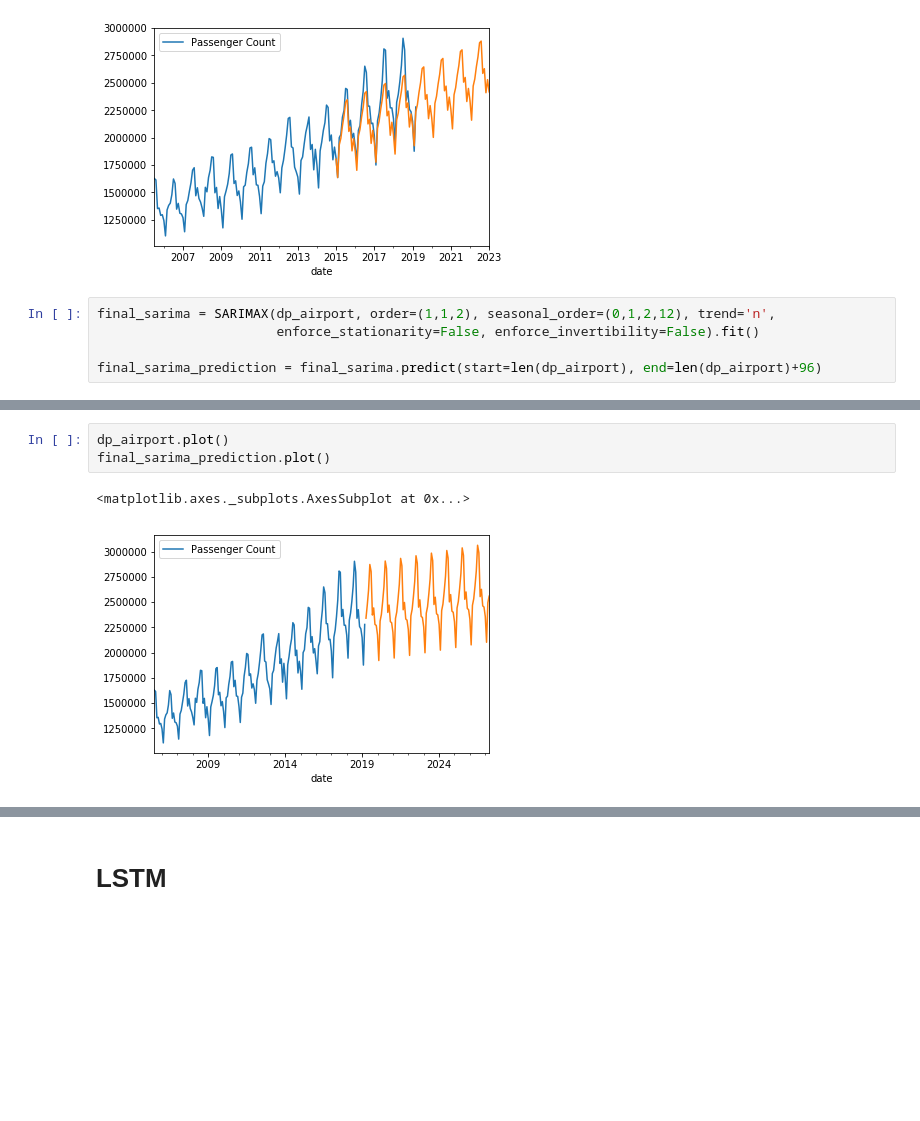
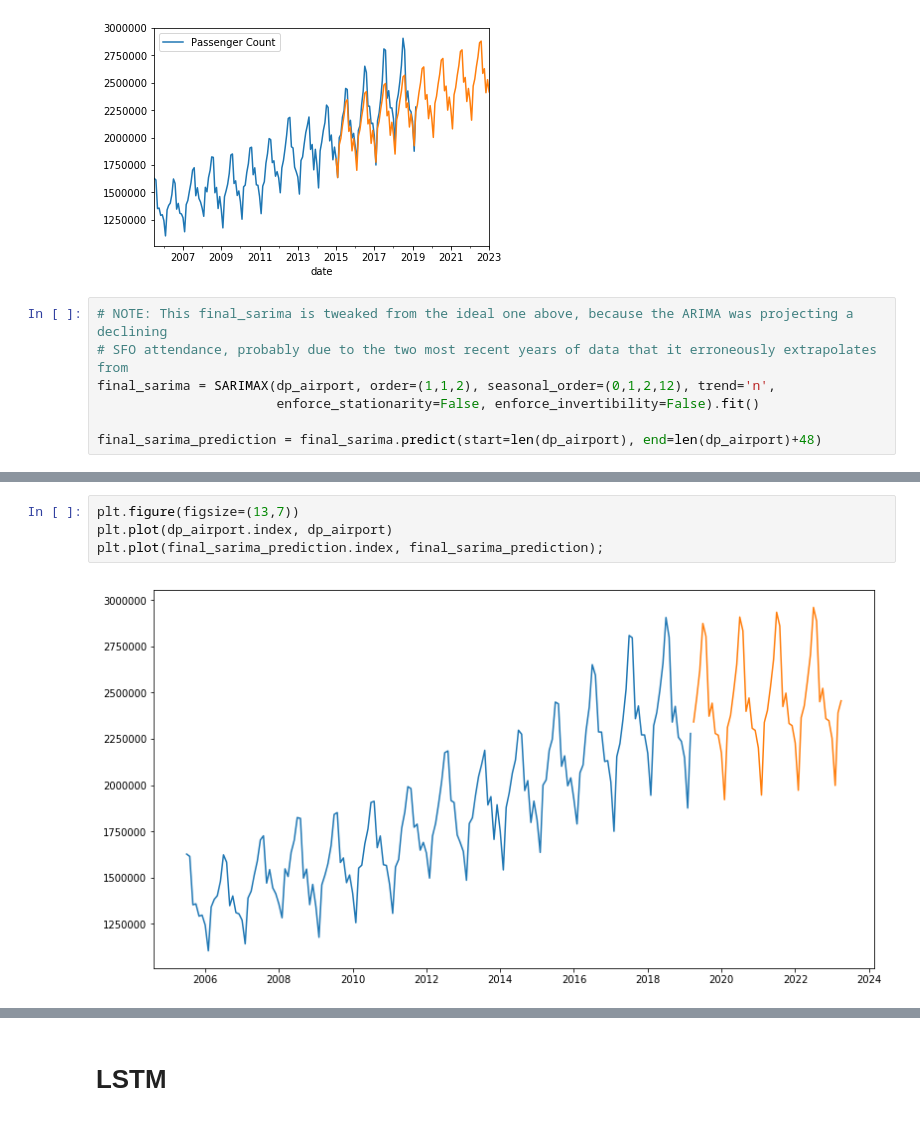
Before and after one commit to Alexandre987/SFO_Time_Series, a Jupyter notebook: Demand_Forecasting.ipynb, the cells around one changed output, grey strips where cells are left out. Cells and saved outputs as stored; diff of their text form; blank space fills up the shorter version.

```diff
--- a/Demand_Forecasting.ipynb
+++ b/Demand_Forecasting.ipynb
@@ -552,7 +555,9 @@ test_sarima_prediction.plot()
 <matplotlib.axes._subplots.AxesSubplot at 0x...>
 [figure]
 # %%
+# NOTE: This final_sarima is tweaked from the ideal one above, because the ARIMA was projecting a declining
+# SFO attendance, probably due to the two most recent years of data that it erroneously extrapolates from
 final_sarima = SARIMAX(dp_airport, order=(1,1,2), seasonal_order=(0,1,2,12), trend='n',
                        enforce_stationarity=False, enforce_invertibility=False).fit()
 
-final_sarima_prediction = final_sarima.predict(start=len(dp_airport), end=len(dp_airport)+96)
+final_sarima_prediction = final_sarima.predict(start=len(dp_airport), end=len(dp_airport)+48)
@@ -559,6 +572,6 @@ final_sarima_prediction = final_sarima.predict(start=len(dp_airport), end=len(dp
-# %%
-dp_airport.plot()
-final_sarima_prediction.plot()
-# %% [output]
-<matplotlib.axes._subplots.AxesSubplot at 0x...>
-[figure, removed]
+# %%
+plt.figure(figsize=(13,7))
+plt.plot(dp_airport.index, dp_airport)
+plt.plot(final_sarima_prediction.index, final_sarima_prediction);
+# %% [output]
+[figure, added]
```
Also changed, not shown: parts of 32 cells of this notebook.
